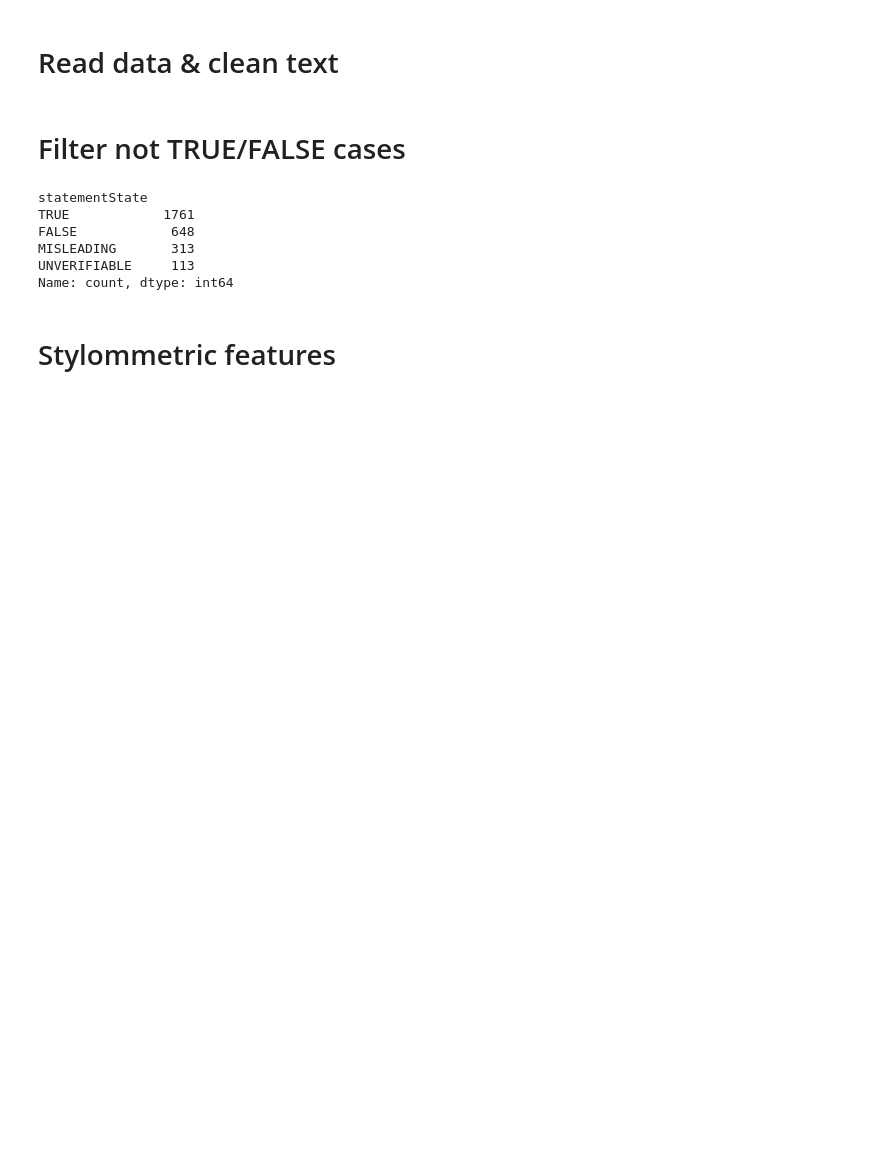
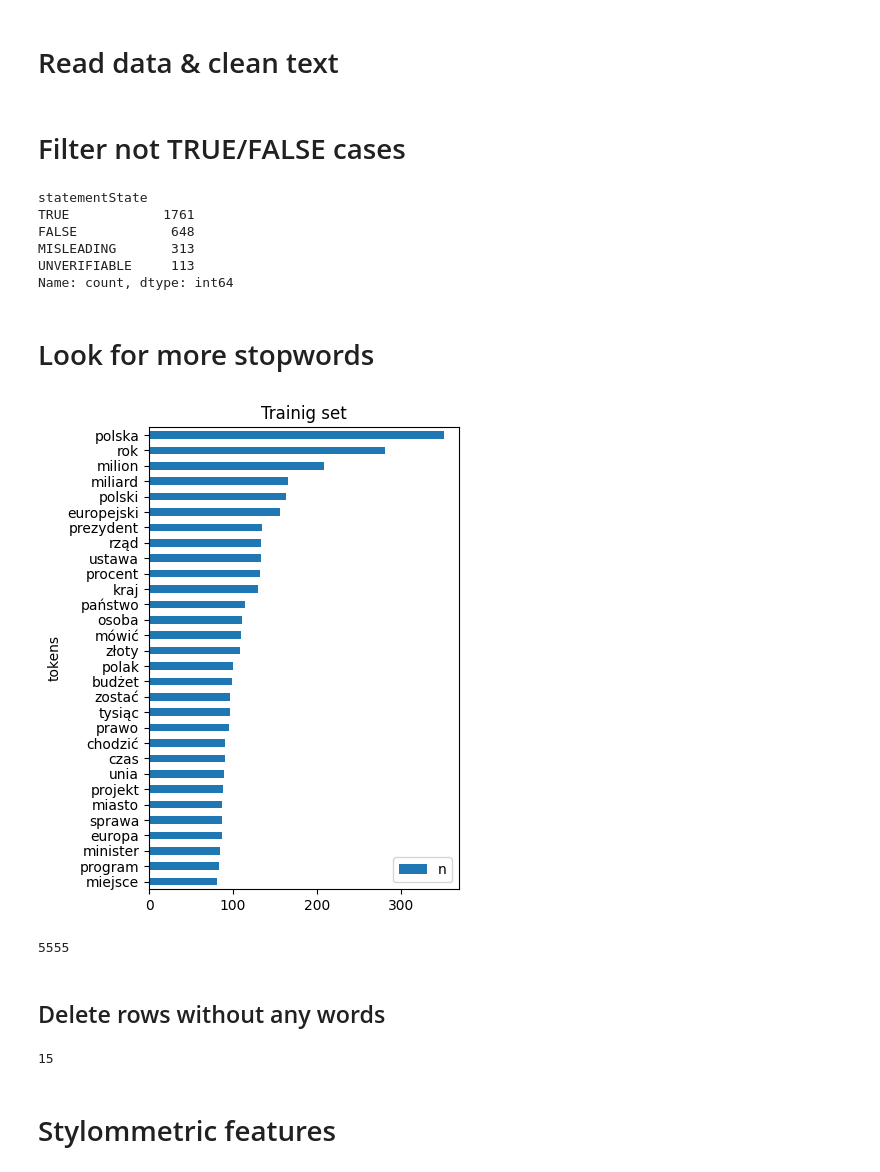
Before and after one commit to MarBry111/Fake-News-Detection-for-statements-in-Polish-Language, a Jupyter notebook: 01_dataset/02_Baseline_features_creation.ipynb, the cells around one changed output. Cells and saved outputs as stored; diff of their text form; code cells hidden in the pictures; blank space fills up the shorter version.

```diff
--- a/01_dataset/02_Baseline_features_creation.ipynb
+++ b/01_dataset/02_Baseline_features_creation.ipynb
@@ -59,3 +59,24 @@ df['assestment'] = df['statementState'].replace({
     'FALSE' : 1,
     'TRUE' : 0
 }).astype(int)
+# %%
+df['words'] = df['text_clean'].progress_apply(
+    lambda x: tokenize(x, nlp_core, stopwords, join_str=None)
+)
+# %% [markdown]
+# Look for more stopwords
+# %%
+df_one = df.copy()
+
+df_one = df_one[['words']].reset_index().explode('words')
+df_one['n'] = 1
+df_one['tokens'] = df_one['words'].apply( lambda x: re.sub(r"[`'-.’0-9]", "", x) )
+# %%
+df_one = df_one[df_one['tokens'].str.len() > 1]
+
+f, ax = plt.subplots(figsize=(4,6));
+df_one.groupby('tokens').agg(n=('n','sum')).sort_values('n').tail(30).plot(kind='barh', ax=ax)
+plt.title('Trainig set')
+plt.show()
+# %% [output]
+[figure, added]
@@ -61,0 +92,4 @@ df['assestment'] = df['statementState'].replace({
+# %%
+len(extra_stop_words)
+# %% [output]
+5555
@@ -61,0 +100,6 @@ df['assestment'] = df['statementState'].replace({
+# %% [markdown]
+## Delete rows without  any words
+# %%
+(df['words_clean'].str.len() == 0).sum()
+# %% [output]
+15
```
Also changed, not shown: parts of 12 cells of this notebook, 4 other files.
